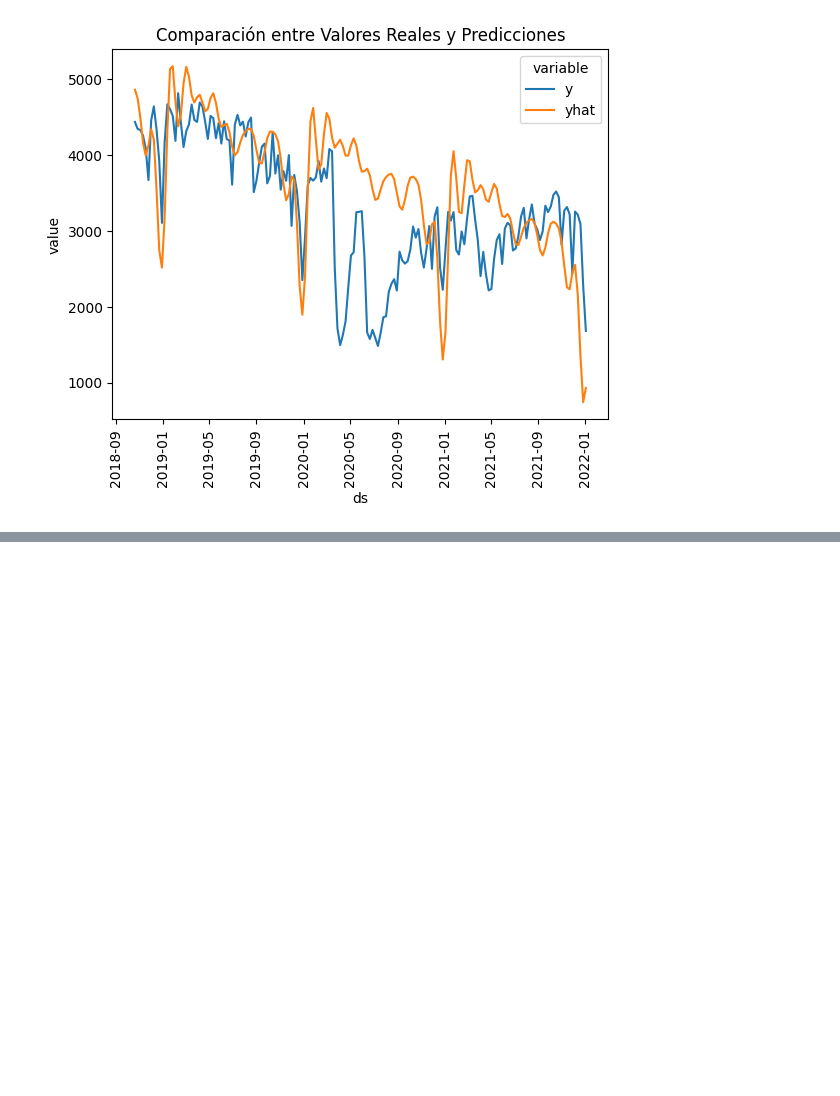
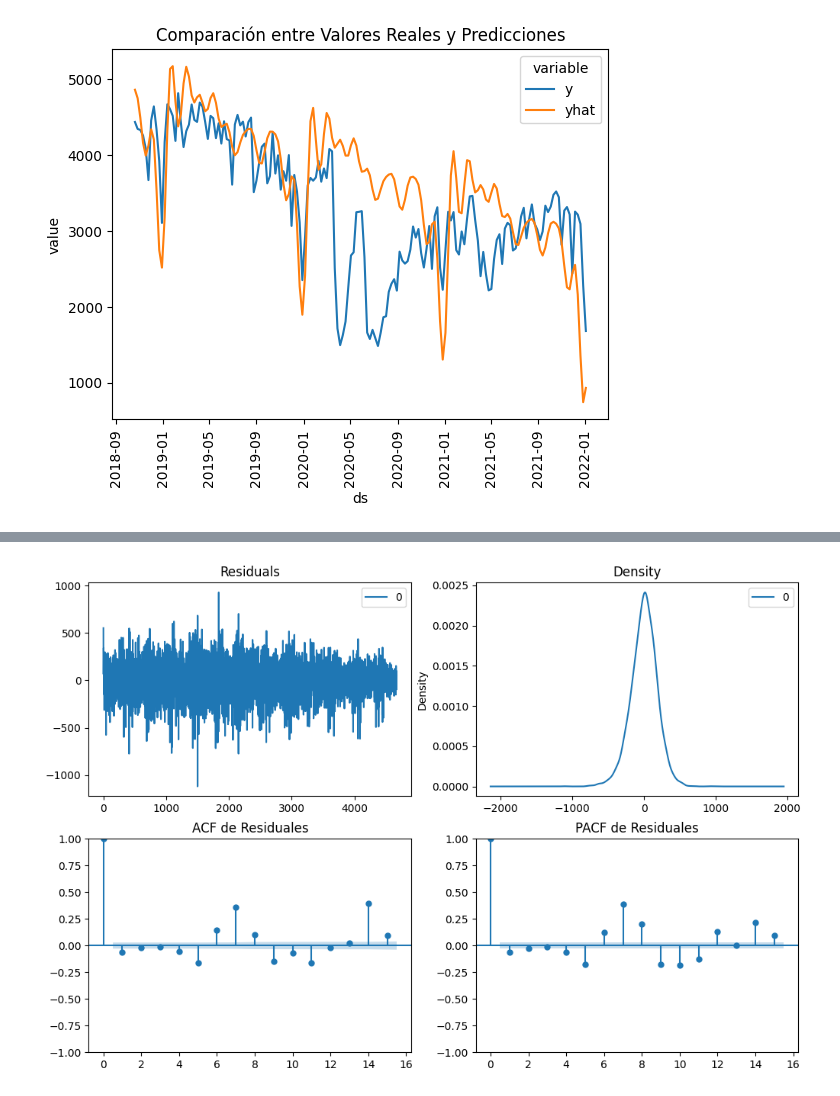
Before and after one commit to Pericsen/tp2-predi-avanzado, a Jupyter notebook: ST.ipynb, the cells around one changed output, grey strips where cells are left out. Drawn from its saved outputs; the diff is of its cells as text; code cells hidden in the pictures; blank space fills up the shorter version.

```diff
--- a/ST.ipynb
+++ b/ST.ipynb
@@ -717,0 +745,24 @@ plt.show()
+# %%
+from sklearn.metrics import mean_squared_error
+from math import sqrt
+
+df_train, df_test = train_test_split(
+    df_dia, test_size=0.2, shuffle=False, random_state=42
+)
+
+# Convertir las columnas en series para trabajar con ARIMA
+train = df_train['CASE_COUNT'].values
+test = df_test['CASE_COUNT'].values
+
+auto_model = auto_arima(train, seasonal=True, m = 12, stepwise=True, trace=True,
+                        suppress_warnings=True, max_order=None, max_p=5, max_q=5, d=None,
+                        start_p=0, start_q=0)
+
+params = auto_model.get_params()['order'] # Encontramos los mejores hiperparametros, encontrando los que minimizan AIC
+seasonal_order = auto_model.get_params()['seasonal_order']
+
+model_ARIMA = ARIMA(train, order=params, seasonal_order=seasonal_order)
+results_ARIMA = model_ARIMA.fit()
+
+# Resumen del modelo
+print(results_ARIMA.summary())
@@ -717,0 +787,10 @@ plt.show()
+# %%
+residuals = pd.DataFrame(results_ARIMA.resid)
+fig, axes = plt.subplots(2, 2, figsize=(12, 8))
+residuals.plot(title="Residuals", ax=axes[0, 0])
+residuals.plot(kind='kde', title='Density', ax=axes[0, 1])
+plot_acf(residuals, lags=15, ax=axes[1, 0], title='ACF de Residuales')
+plot_pacf(residuals, lags=15, ax=axes[1, 1], title='PACF de Residuales')
+plt.show()
+# %% [output]
+[figure, added]
```
Also changed, not shown: parts of 25 cells of this notebook, 1 other file.
